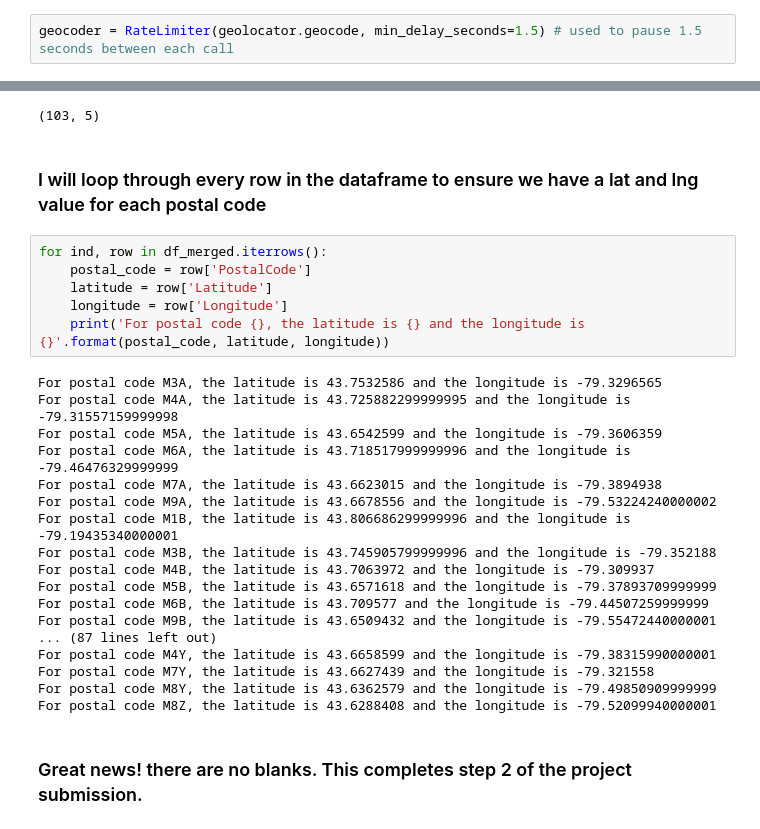
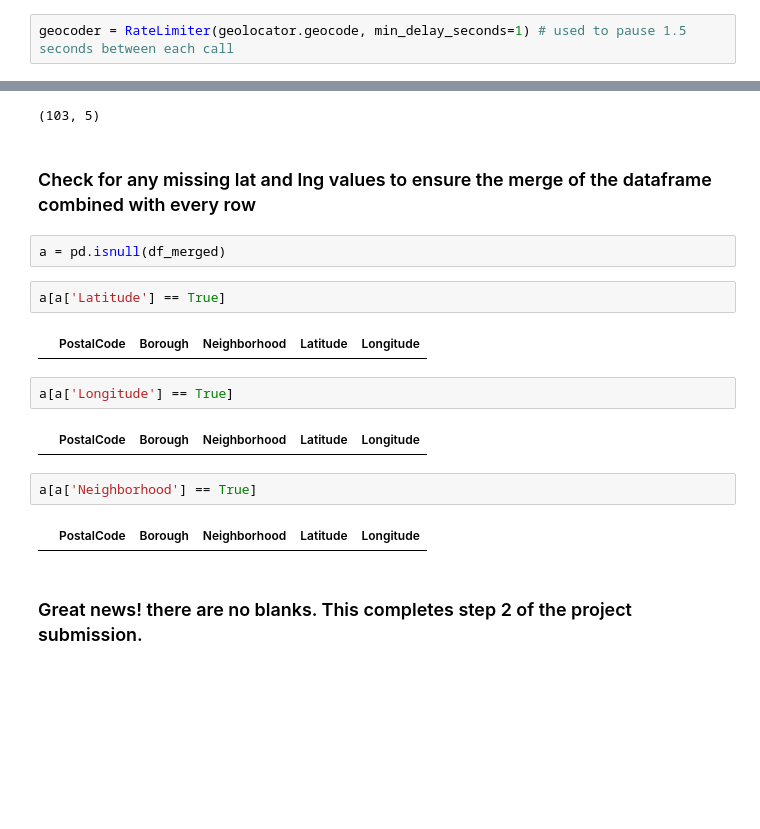
Before and after one commit to eusebiocastaneda/Coursera_Capstone, a Jupyter notebook: Toronto-Neighborhood-Clustering.ipynb, the cells around one changed output, grey strips where cells are left out. Drawn from its saved outputs; the diff is of its cells as text; blank space fills up the shorter version.

```diff
--- a/Toronto-Neighborhood-Clustering.ipynb
+++ b/Toronto-Neighborhood-Clustering.ipynb
@@ -89,7 +92,7 @@ import time
 # %%
 geolocator = Nominatim(user_agent ='MyGeolocatorAppforCoursera')
 # %%
-geocoder = RateLimiter(geolocator.geocode, min_delay_seconds=1.5) # used to pause 1.5 seconds between each call
+geocoder = RateLimiter(geolocator.geocode, min_delay_seconds=1) # used to pause 1.5 seconds between each call
 # %% [markdown]
 ### test the geolocator with a known value to ensure we're getting proper values/outputs expected
 # %%
@@ -209,31 +212,21 @@ df_merged.head()
 df_merged.shape #ensure you still have the same number of records
 # %% [output]
 (103, 5)
-# %% [markdown]
-### I will loop through every row in the dataframe to ensure we have a lat and lng value for each postal code
-# %%
-for ind, row in df_merged.iterrows():
-    postal_code = row['PostalCode']
-    latitude = row['Latitude']
-    longitude = row['Longitude']
-    print('For postal code {}, the latitude is {} and the longitude is {}'.format(postal_code, latitude, longitude))
-# %% [output]
-For postal code M3A, the latitude is 43.7532586 and the longitude is -79.3296565
-For postal code M4A, the latitude is 43.725882299999995 and the longitude is -79.31557159999998
-For postal code M5A, the latitude is 43.6542599 and the longitude is -79.3606359
-For postal code M6A, the latitude is 43.718517999999996 and the longitude is -79.46476329999999
-For postal code M7A, the latitude is 43.6623015 and the longitude is -79.3894938
-For postal code M9A, the latitude is 43.6678556 and the longitude is -79.53224240000002
-For postal code M1B, the latitude is 43.806686299999996 and the longitude is -79.19435340000001
-For postal code M3B, the latitude is 43.745905799999996 and the longitude is -79.352188
-For postal code M4B, the latitude is 43.7063972 and the longitude is -79.309937
-For postal code M5B, the latitude is 43.6571618 and the longitude is -79.37893709999999
-For postal code M6B, the latitude is 43.709577 and the longitude is -79.44507259999999
-For postal code M9B, the latitude is 43.6509432 and the longitude is -79.55472440000001
-... (87 lines left out)
-For postal code M4Y, the latitude is 43.6658599 and the longitude is -79.38315990000001
-For postal code M7Y, the latitude is 43.6627439 and the longitude is -79.321558
-For postal code M8Y, the latitude is 43.6362579 and the longitude is -79.49850909999999
-For postal code M8Z, the latitude is 43.6288408 and the longitude is -79.52099940000001
+# %% [markdown]
+### Check for any missing lat and lng values to ensure the merge of the dataframe combined with every row
+# %%
+a = pd.isnull(df_merged)
+# %%
+a[a['Latitude'] == True]
+# %% [output]
+|  | PostalCode | Borough | Neighborhood | Latitude | Longitude |
+# %%
+a[a['Longitude'] == True]
+# %% [output]
+|  | PostalCode | Borough | Neighborhood | Latitude | Longitude |
+# %%
+a[a['Neighborhood'] == True]
+# %% [output]
+|  | PostalCode | Borough | Neighborhood | Latitude | Longitude |
 # %% [markdown]
 ### Great news! there are no blanks. This completes step 2 of the project submission.
```
Also changed, not shown: parts of 3 cells of this notebook.
